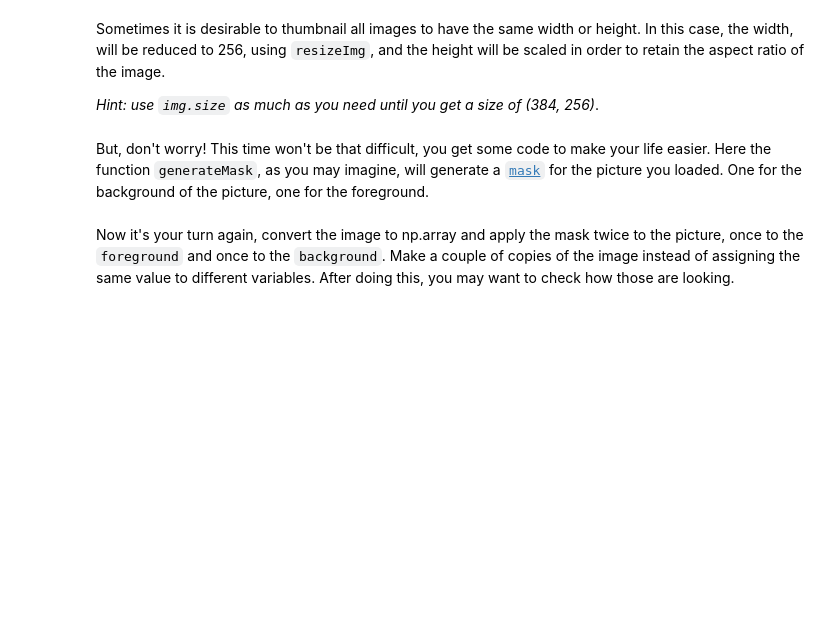
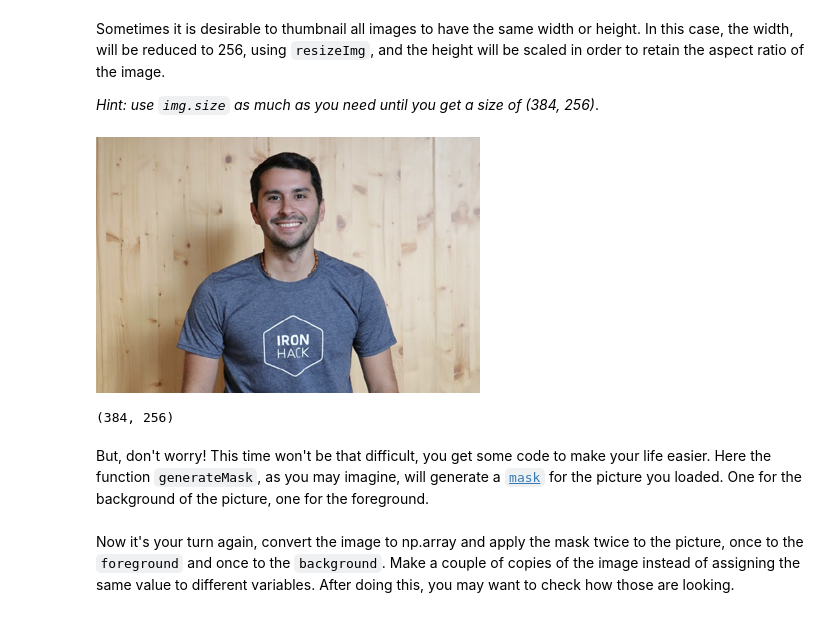
Before and after one commit to blancalluch/ImageSegmentation, a Jupyter notebook: main.ipynb, the cells around one changed output. Cells and saved outputs as stored; diff of their text form; code cells hidden in the pictures; blank space fills up the shorter version.

```diff
--- a/main.ipynb
+++ b/main.ipynb
@@ -69,6 +80,14 @@ Sometimes it is desirable to thumbnail all images to have the same width or heig
 *Hint: use `img.size` as much as you need until you get a size of (384, 256)*.
 # %%
 # Your code here
+img = img.resize((384, 256))
+img
+# %% [output]
+[figure, added]
+# %%
+img.size
+# %% [output]
+(384, 256)
 # %% [markdown]
 But, don't worry! This time won't be that difficult, you get some code to make your life easier.
 Here the function `generateMask`, as you may imagine, will generate a [`mask`](http://www.xinapse.com/Manual/masking.html) for the picture you loaded. One for the background of the picture, one for the foreground.
```
Also changed, not shown: parts of 29 cells of this notebook.
